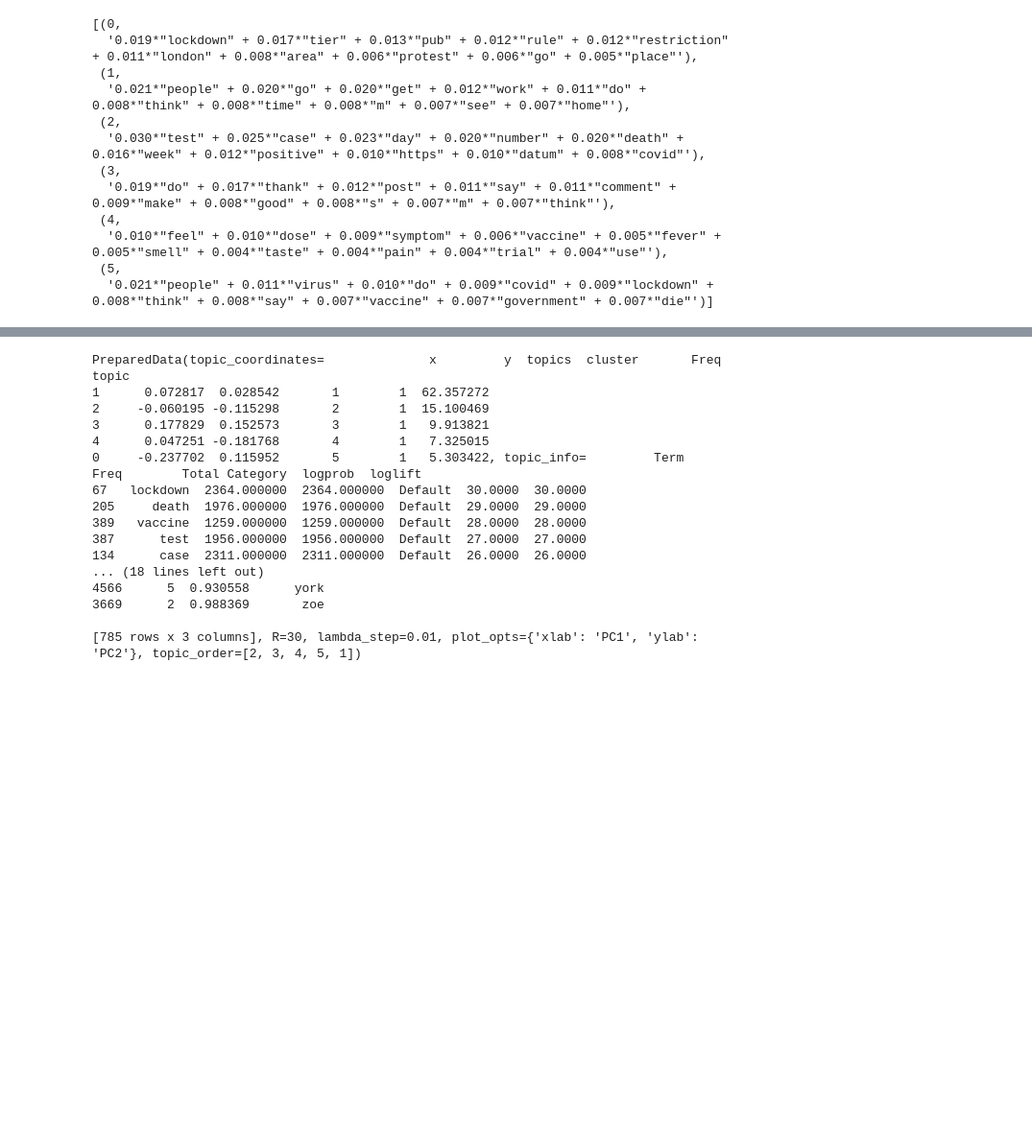
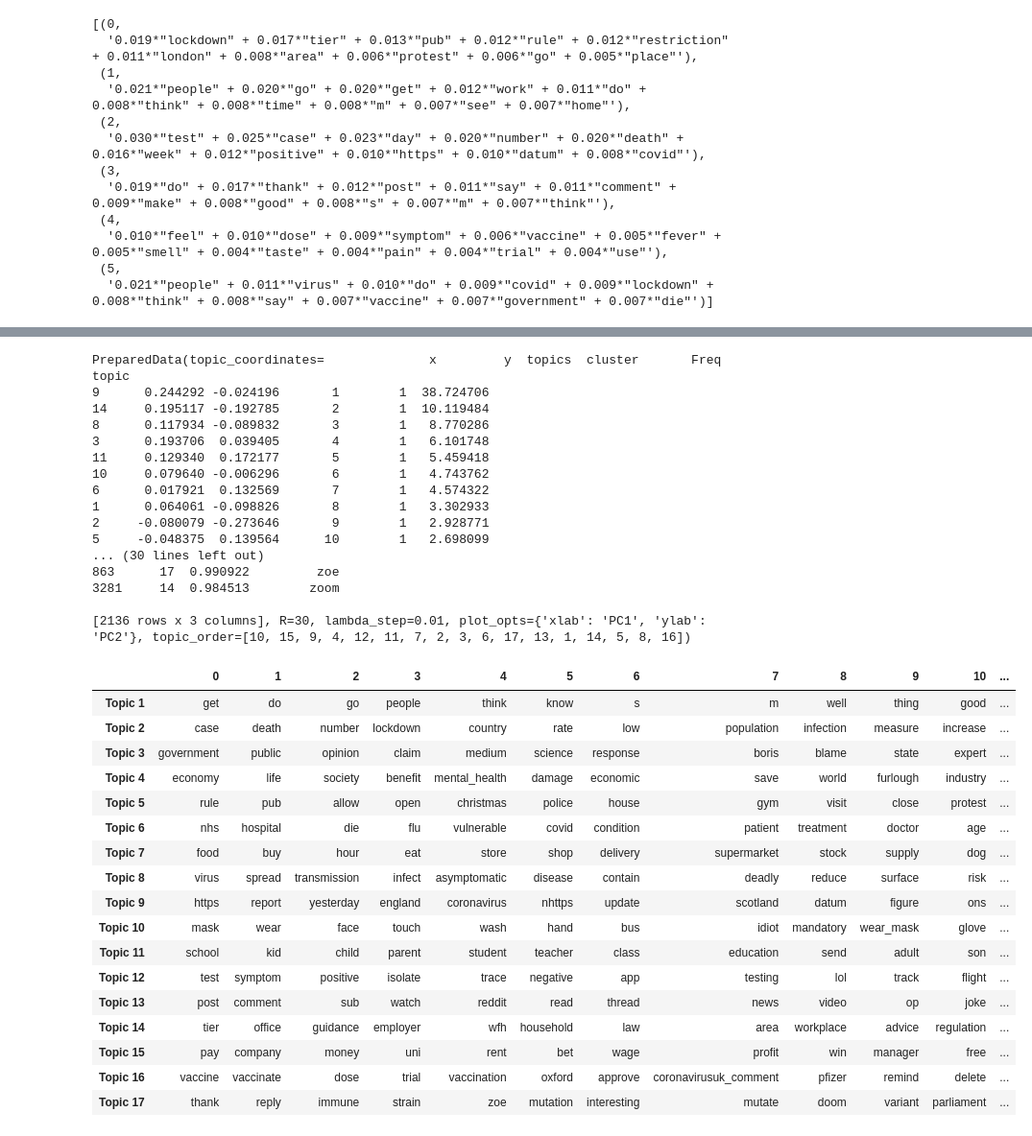
Before and after one commit to ollyjc99/COVID-19-Sentiment-and-Compliance-Analyzer, a Jupyter notebook: TopicModelling.ipynb, the cells around one changed output, grey strips where cells are left out. Shown at 96% size. Saved outputs shown, nothing was run; the diff lists cells and outputs as text; code cells hidden in the pictures; blank space fills up the shorter version.

```diff
--- a/TopicModelling.ipynb
+++ b/TopicModelling.ipynb
@@ -360,0 +337,3 @@ twenty_topics_lda.print_topics()
+# %%
+seventeen_topics_lda = build_lda(17)
+seventeen_topics_lda.print_topics()
@@ -367,26 +364,26 @@ import pickle
 import pyLDAvis
 
 pyLDAvis.enable_notebook()
-vis = pyLDAvis.gensim_models.prepare(five_topics_lda,
+vis = pyLDAvis.gensim_models.prepare(seventeen_topics_lda,
                                      corpus,
                                      id2word)
 vis
 # %% [output]
 PreparedData(topic_coordinates=              x         y  topics  cluster       Freq
 topic
-1      0.072817  0.028542       1        1  62.357272
-2     -0.060195 -0.115298       2        1  15.100469
-3      0.177829  0.152573       3        1   9.913821
-4      0.047251 -0.181768       4        1   7.325015
-0     -0.237702  0.115952       5        1   5.303422, topic_info=         Term         Freq        Total Category  logprob  loglift
-67   lockdown  2364.000000  2364.000000  Default  30.0000  30.0000
-205     death  1976.000000  1976.000000  Default  29.0000  29.0000
-389   vaccine  1259.000000  1259.000000  Default  28.0000  28.0000
-387      test  1956.000000  1956.000000  Default  27.0000  27.0000
-134      case  2311.000000  2311.000000  Default  26.0000  26.0000
-... (18 lines left out)
-4566      5  0.930558      york
-3669      2  0.988369       zoe
+9      0.244292 -0.024196       1        1  38.724706
+14     0.195117 -0.192785       2        1  10.119484
+8      0.117934 -0.089832       3        1   8.770286
+3      0.193706  0.039405       4        1   6.101748
+11     0.129340  0.172177       5        1   5.459418
+10     0.079640 -0.006296       6        1   4.743762
+6      0.017921  0.132569       7        1   4.574322
+1      0.064061 -0.098826       8        1   3.302933
+2     -0.080079 -0.273646       9        1   2.928771
+5     -0.048375  0.139564      10        1   2.698099
+... (30 lines left out)
+863      17  0.990922         zoe
+3281     14  0.984513        zoom
 
-[785 rows x 3 columns], R=30, lambda_step=0.01, plot_opts={'xlab': 'PC1', 'ylab': 'PC2'}, topic_order=[2, 3, 4, 5, 1])
+[2136 rows x 3 columns], R=30, lambda_step=0.01, plot_opts={'xlab': 'PC1', 'ylab': 'PC2'}, topic_order=[10, 15, 9, 4, 12, 11, 7, 2, 3, 6, 17, 13, 1, 14, 5, 8, 16])
 # %%
@@ -393,0 +391,28 @@ pyLDAvis.save_html(vis, '11_topic_lda_model.html')
+# %%
+all_topics = {}
+lambd = 0.41
+for i in range(1,18):
+    topic = vis.topic_info[vis.topic_info.Category == 'Topic' + str(i)]
+    topic['relevance'] = topic['loglift'] * (1-lambd) + topic['logprob'] * lambd
+    all_topics['Topic ' + str(i)] = topic.sort_values(by='relevance', ascending=False).Term[:15].values
+
+pd.DataFrame(all_topics).T
+# %% [output]
+|  | 0 | 1 | 2 | 3 | 4 | 5 | 6 | 7 | 8 | 9 | 10 | ... |
+| Topic 1 | get | do | go | people | think | know | s | m | well | thing | good | ... |
+| Topic 2 | case | death | number | lockdown | country | rate | low | population | infection | measure | increase | ... |
+| Topic 3 | government | public | opinion | claim | medium | science | response | boris | blame | state | expert | ... |
+| Topic 4 | economy | life | society | benefit | mental_health | damage | economic | save | world | furlough | industry | ... |
+| Topic 5 | rule | pub | allow | open | christmas | police | house | gym | visit | close | protest | ... |
+| Topic 6 | nhs | hospital | die | flu | vulnerable | covid | condition | patient | treatment | doctor | age | ... |
+| Topic 7 | food | buy | hour | eat | store | shop | delivery | supermarket | stock | supply | dog | ... |
+| Topic 8 | virus | spread | transmission | infect | asymptomatic | disease | contain | deadly | reduce | surface | risk | ... |
+| Topic 9 | https | report | yesterday | england | coronavirus | nhttps | update | scotland | datum | figure | ons | ... |
+| Topic 10 | mask | wear | face | touch | wash | hand | bus | idiot | mandatory | wear_mask | glove | ... |
+| Topic 11 | school | kid | child | parent | student | teacher | class | education | send | adult | son | ... |
+| Topic 12 | test | symptom | positive | isolate | trace | negative | app | testing | lol | track | flight | ... |
+| Topic 13 | post | comment | sub | watch | reddit | read | thread | news | video | op | joke | ... |
+| Topic 14 | tier | office | guidance | employer | wfh | household | law | area | workplace | advice | regulation | ... |
+| Topic 15 | pay | company | money | uni | rent | bet | wage | profit | win | manager | free | ... |
+| Topic 16 | vaccine | vaccinate | dose | trial | vaccination | oxford | approve | coronavirusuk_comment | pfizer | remind | delete | ... |
+| Topic 17 | thank | reply | immune | strain | zoe | mutation | interesting | mutate | doom | variant | parliament | ... |
```
Also changed, not shown: parts of 19 cells of this notebook.
